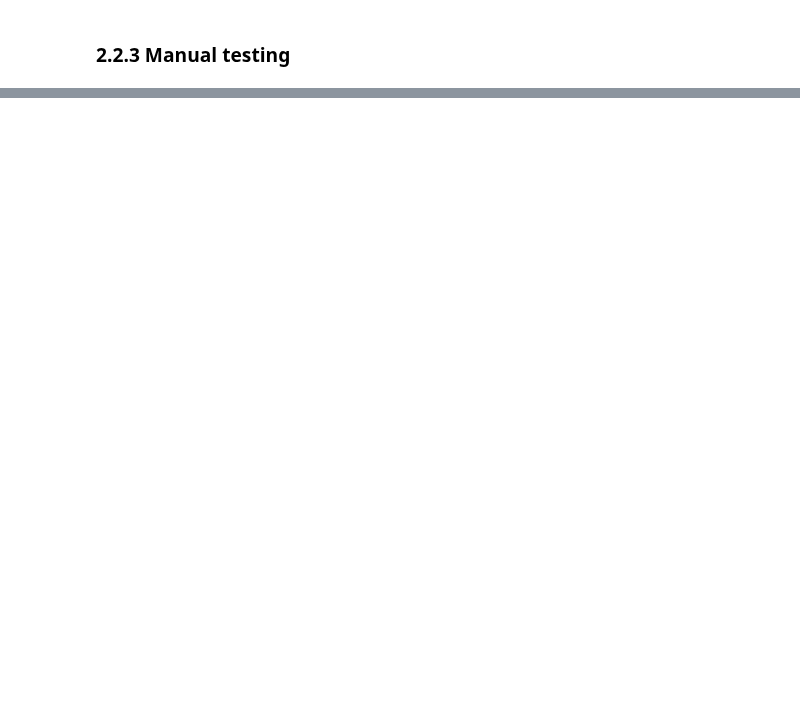
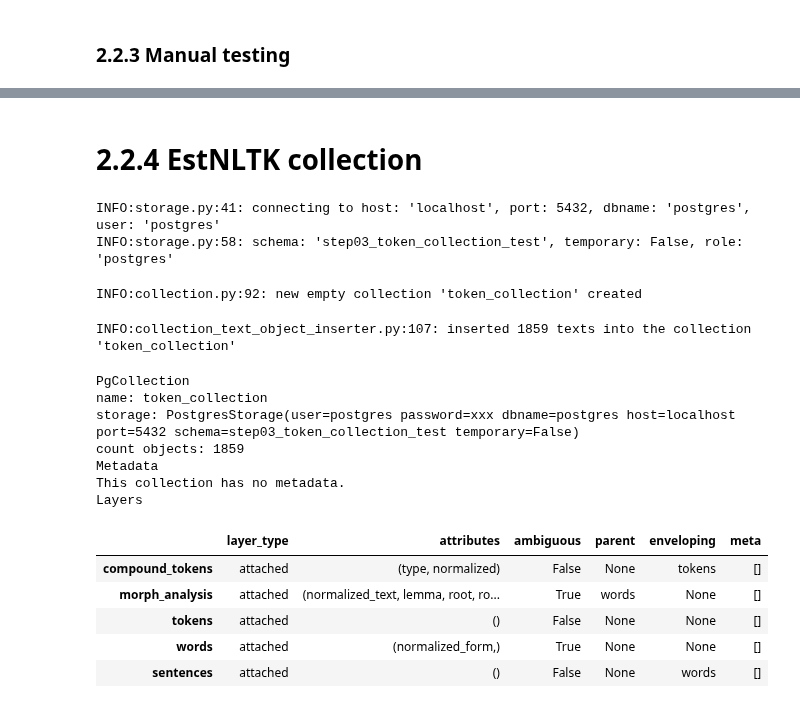
Before and after one commit to estnltk/estnltk-model-training, a Jupyter notebook: bert_training/Step03.ipynb, the cells around one changed output, grey strips where cells are left out. Drawn from its saved outputs; the diff is of its cells as text; code cells hidden in the pictures; blank space fills up the shorter version.

```diff
--- a/bert_training/Step03.ipynb
+++ b/bert_training/Step03.ipynb
@@ -200,0 +306,17 @@ predicts label: 1
+# %%
+# creating a new collection
+collection = storage['sentence_collection'].create('Horisont demo',
+                                                   meta={
+                                                       'label':'str'
+                                                 })
+
+ds = load_dataset("csv", data_files={'train': 'data/corp_res_clean_r_events_par.tsv'}, delimiter="\t")
+
+# saving the column names
+with collection.insert() as collection_insert:
+    for document in ds['train']['text']:
+        for sentence in document.split("\n"):
+            # saving sentences and labels to a file
+            label = 1 if "<DATE>" in sentence else 0
+            meta = {'label': label}
+            collection_insert(Text(sentence), meta_data=meta)
@@ -470,0 +803,14 @@ katsetada B_V
+# %% [markdown]
+# 2.2.4 EstNLTK collection
+# %%
+# connecting
+storage = PostgresStorage(host="localhost",
+                          port=5432,
+                          dbname='postgres',
+                          user="postgres",
+                          password="admin",
+                          schema='step03_token_collection_test',
+                          temporary=False)
+# %% [output]
+INFO:storage.py:41: connecting to host: 'localhost', port: 5432, dbname: 'postgres', user: 'postgres'
+INFO:storage.py:58: schema: 'step03_token_collection_test', temporary: False, role: 'postgres'
@@ -470,0 +821,37 @@ katsetada B_V
+# %%
+# creating a table
+collection = storage['token_collection'].create('Token classification demo')
+# %% [output]
+INFO:collection.py:92: new empty collection 'token_collection' created
+# %%
+
+# Filling the demo table
+in_path = 'data/corp_res_no_clean.tsv'
+with open(in_path, newline='', encoding='utf-8') as in_file:
+    reader = csv.reader(in_file, delimiter="\t")
+    next(reader)
+    with collection.insert() as collection_insert:
+        for row in reader:
+            for sentence in row[0].split("\n"):
+                t = Text(sentence)
+                # tagging the object
+                t = t.tag_layer(['morph_analysis'])
+                collection_insert(t, meta_data=t.meta)
+# %% [output]
+INFO:collection_text_object_inserter.py:107: inserted 1859 texts into the collection 'token_collection'
+# %%
+collection
+# %% [output]
+PgCollection
+name: token_collection
+storage: PostgresStorage(user=postgres password=xxx dbname=postgres host=localhost port=5432 schema=step03_token_collection_test temporary=False)
+count objects: 1859
+Metadata
+This collection has no metadata.
+Layers
+|  | layer_type | attributes | ambiguous | parent | enveloping | meta |
+| compound_tokens | attached | (type, normalized) | False | None | tokens | [] |
+| morph_analysis | attached | (normalized_text, lemma, root, ro... | True | words | None | [] |
+| tokens | attached | () | False | None | None | [] |
+| words | attached | (normalized_form,) | True | None | None | [] |
+| sentences | attached | () | False | None | words | [] |
```
Also changed, not shown: parts of 21 cells of this notebook, 13 other files.
